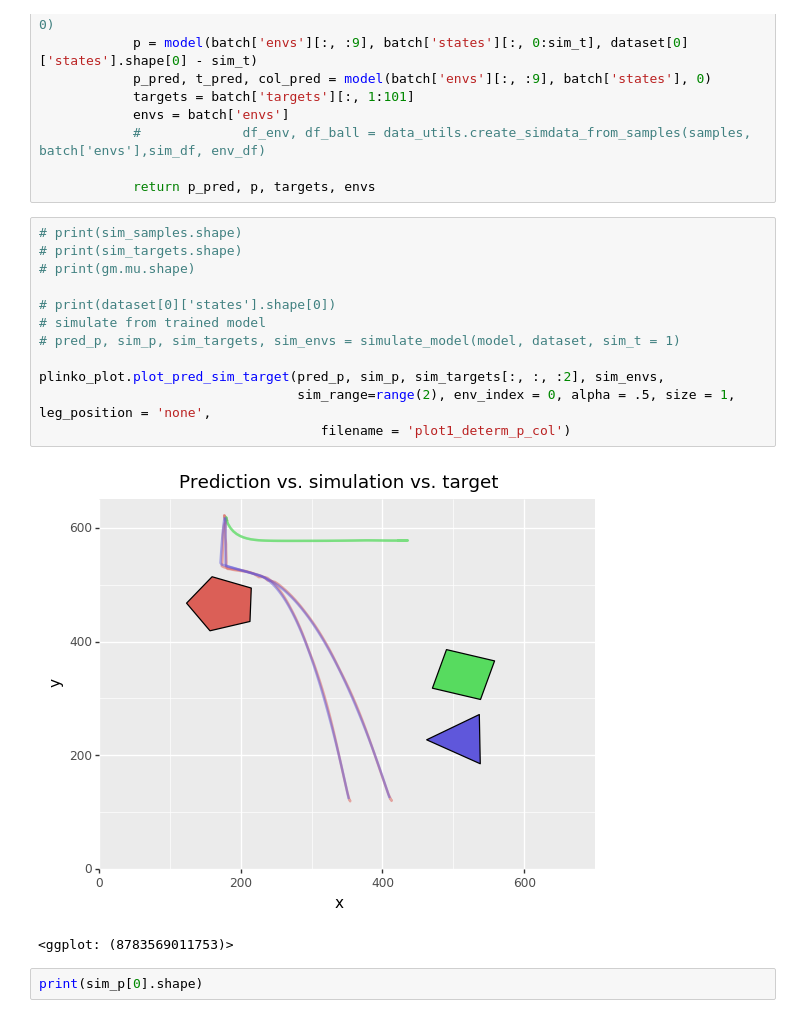
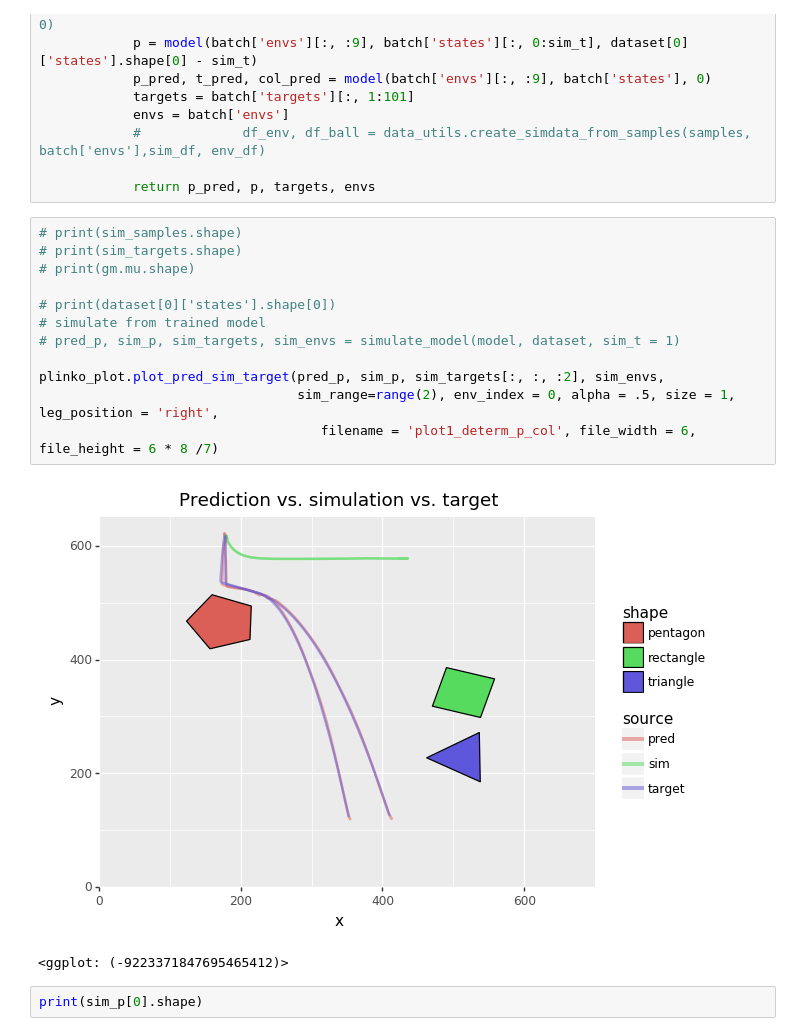
Before and after one commit to tepzhang/plinko_nn, a Jupyter notebook: scripts/train_gru_determ.ipynb, the cells around one changed output. Cells and saved outputs as stored; diff of their text form.

```diff
--- a/scripts/train_gru_determ.ipynb
+++ b/scripts/train_gru_determ.ipynb
@@ -369,18 +392,18 @@ def simulate_model(model, dataset, sim_t=1):
 # %%
 # print(sim_samples.shape)
 # print(sim_targets.shape)
 # print(gm.mu.shape)
 
 # print(dataset[0]['states'].shape[0])
 # simulate from trained model
 # pred_p, sim_p, sim_targets, sim_envs = simulate_model(model, dataset, sim_t = 1)
 
 plinko_plot.plot_pred_sim_target(pred_p, sim_p, sim_targets[:, :, :2], sim_envs,
-                                 sim_range=range(2), env_index = 0, alpha = .5, size = 1, leg_position = 'none',
-                                    filename = 'plot1_determ_p_col')
+                                 sim_range=range(2), env_index = 0, alpha = .5, size = 1, leg_position = 'right',
+                                    filename = 'plot1_determ_p_col', file_width = 6, file_height = 6 * 8 /7)
 # %% [output]
-[figure, old version]
+[figure, new version]
-<ggplot: (8783569011753)>
+<ggplot: (-9223371847695465412)>
 # %%
 print(sim_p[0].shape)
 # %% [output]
```
Also changed, not shown: parts of 5 cells of this notebook, 1 other file.
